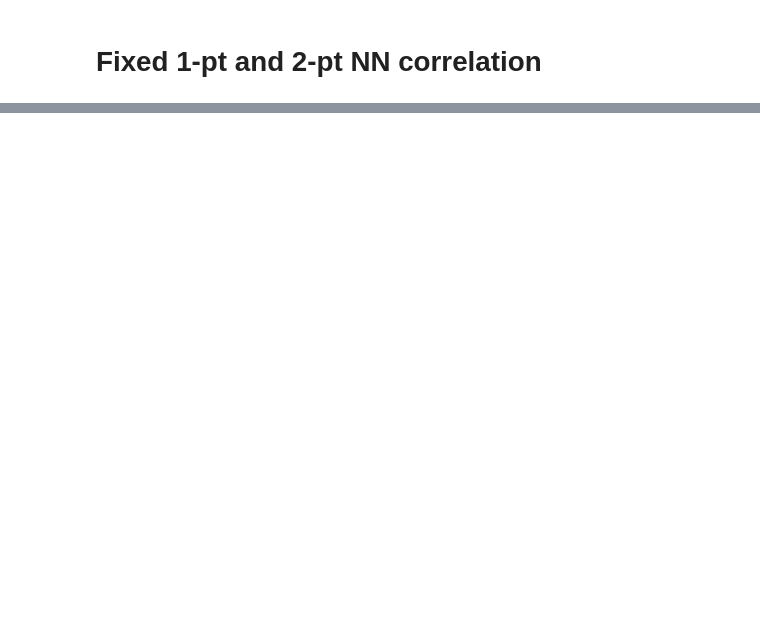
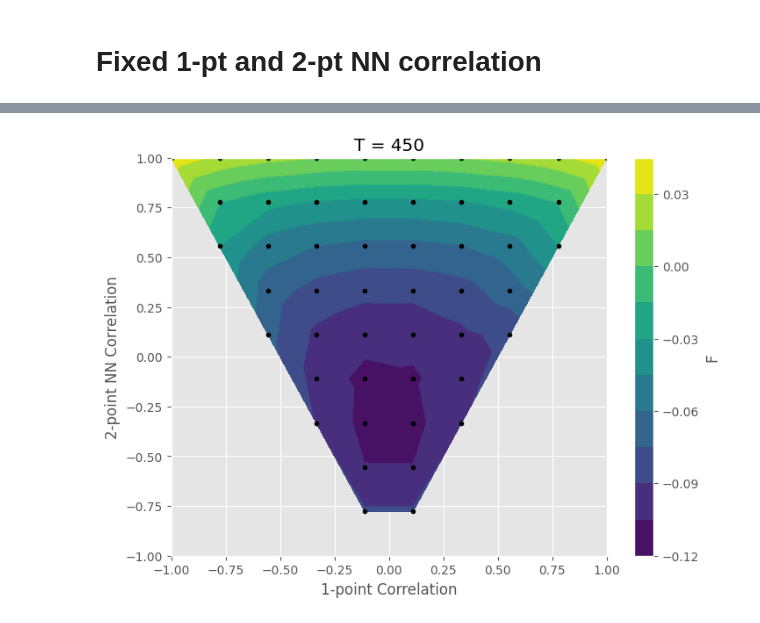
Before and after one commit to reach2sayan/CVM, a Jupyter notebook: Analysis.ipynb, the cells around one changed output, grey strips where cells are left out. Saved outputs shown, nothing was run; the diff lists cells and outputs as text; code cells hidden in the pictures; blank space fills up the shorter version.

Commit message:
modified single vs NN correlation vs F plot

```diff
--- a/Analysis.ipynb
+++ b/Analysis.ipynb
@@ -139,7 +140,7 @@ result_blanket.iloc[80]
 # %%
 from scipy.spatial import Delaunay
 fig = go.Figure()
-results_blanket = pd.read_pickle('results/blanket_0.01_1000.pickle')
+results_blanket = pd.read_pickle('results/blanket_0.01_500.pickle')
 
 Xs = results_blanket['1-point_corr'].values
 Ys = results_blanket['2-point_corr'].values
@@ -149,13 +150,3 @@ points2D = np.vstack([Xs,Ys]).T
 tri = Delaunay(points2D)
 
 simplices = tri.simplices
-
-for T in results_blanket['T'].unique():
-    temp_trace = ff.create_trisurf(x=Xs, y=Ys, z=Zs,
-                                   simplices=simplices,
-                                   title="F vs singlet-NN-corrlations",
-                                   show_colorbar=True,
-                                  )
-    fig.add_traces([temp_trace.data[0]])
-
-fig.show()
@@ -198,0 +228,29 @@ fig.show()
+# %%
+import matplotlib.tri as tri
+
+temp = 450
+results_blanket[
+                (results_blanket['T'] == temp)
+               ]
+
+Xs = results_blanket[results_blanket['T'] == temp]['1-point_corr'].values
+Ys = results_blanket[results_blanket['T'] == temp]['2-point_corr'].values
+Zs = results_blanket[results_blanket['T'] == temp]['F'].values
+
+fig, ax2 = plt.subplots(nrows=1,figsize=(8, 6), dpi=100)
+plt.style.use('ggplot')
+ax2.set_title(f'T = {temp}')
+ax2.tricontour(Xs, Ys, Zs, levels=10, linewidths=0.5,)
+cntr2 = ax2.tricontourf(Xs, Ys, Zs, levels=14,)
+
+fig.colorbar(cntr2, ax=ax2,label='F')
+ax2.plot(Xs, Ys, 'ko', ms=3)
+ax2.set(xlim=(-1, 1), ylim=(-1, 1))
+
+plt.xlabel("1-point Correlation")
+plt.ylabel("2-point NN Correlation")
+plt.subplots_adjust(hspace=0.5)
+
+plt.show()
+# %% [output]
+[figure, added]
```
Also changed, not shown: parts of 4 cells of this notebook, 3 other files.
